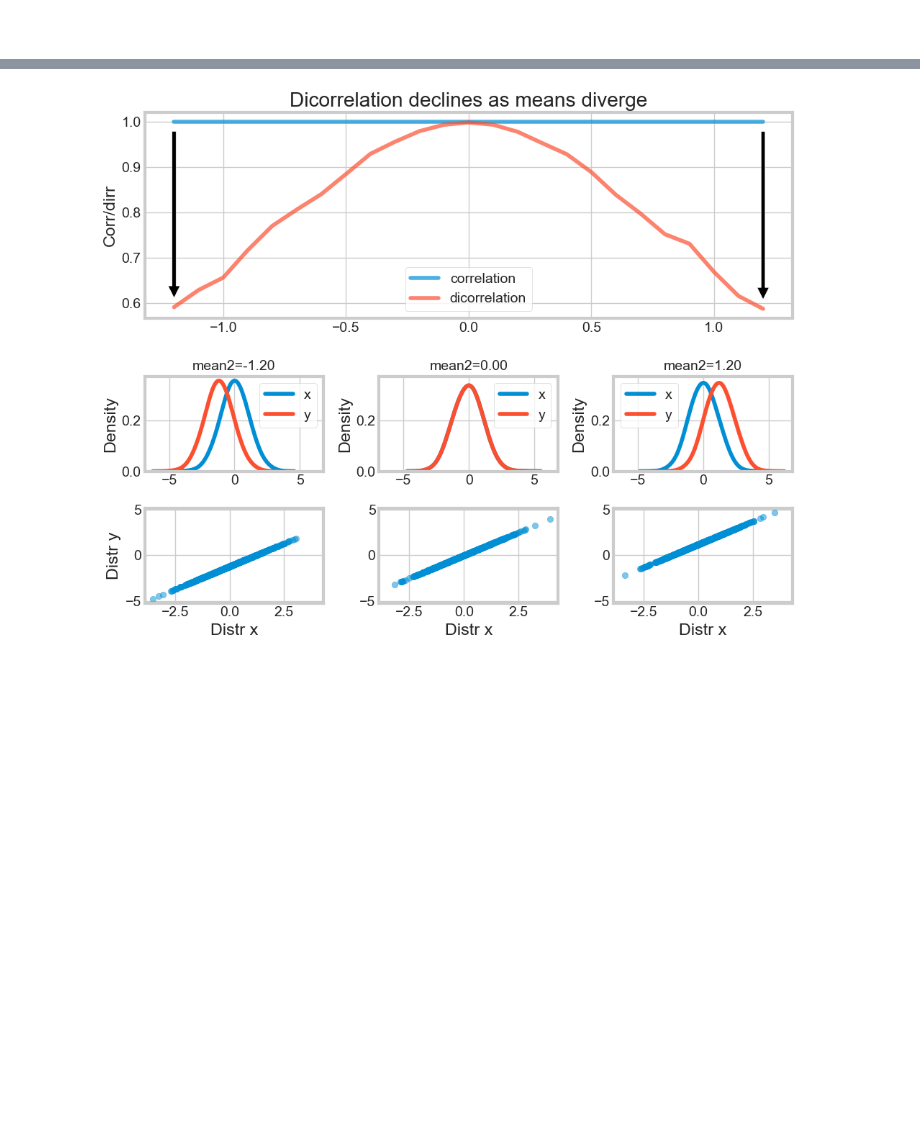
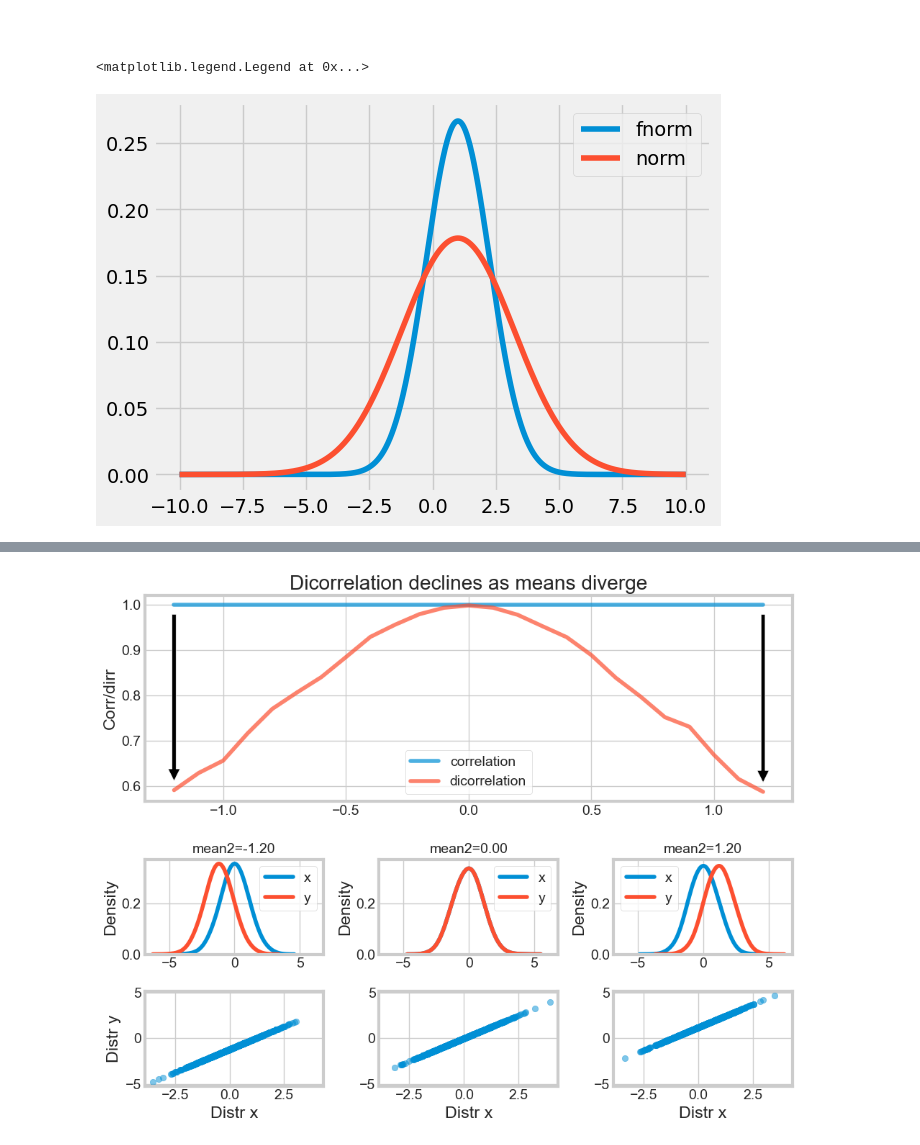
Before and after one commit to doc1000/divariance, a Jupyter notebook: distributions.ipynb, the cells around one changed output, grey strips where cells are left out. Saved outputs shown, nothing was run; the diff lists cells and outputs as text; code cells hidden in the pictures; blank space fills up the shorter version.

```diff
--- a/distributions.ipynb
+++ b/distributions.ipynb
@@ -59,3 +59,28 @@ def generate_distributions(mean1, mean2, var1, var2, corr, size=1000):
 
 # Example usage:
 x, y = generate_distributions(mean1=0, mean2=0, var1=1, var2=2, corr=1, size=1000)
+# %%
+def fnorm(x,mean,var):
+    scale = 1/np.sqrt(2*np.pi*np.sqrt(var))
+    num = -1*np.power(np.power(x-mean,2),1)
+    den = np.sqrt(2*var)
+    return scale*np.exp(num/den)
+
+def anorm(x,mean,var):
+    scale = 1/np.sqrt(2*np.pi*var)
+    num = -1*np.power(np.power(x-mean,2),1)
+    den = 2*var
+    return scale*np.exp(num/den)
+
+min_val, max_val,bins = -10,10,1000
+xrange = np.linspace(min_val, max_val,bins)
+mean = 1
+var = 5
+alt_x = [fnorm(n,mean,var) for n in xrange]
+act_x = [anorm(n,mean,var) for n in xrange]
+plt.plot(xrange,alt_x,label='fnorm')
+plt.plot(xrange,act_x,label='norm')
+plt.legend()
+# %% [output]
+<matplotlib.legend.Legend at 0x...>
+[figure, added]
```
Also changed, not shown: parts of 38 cells of this notebook, 1 other file.
